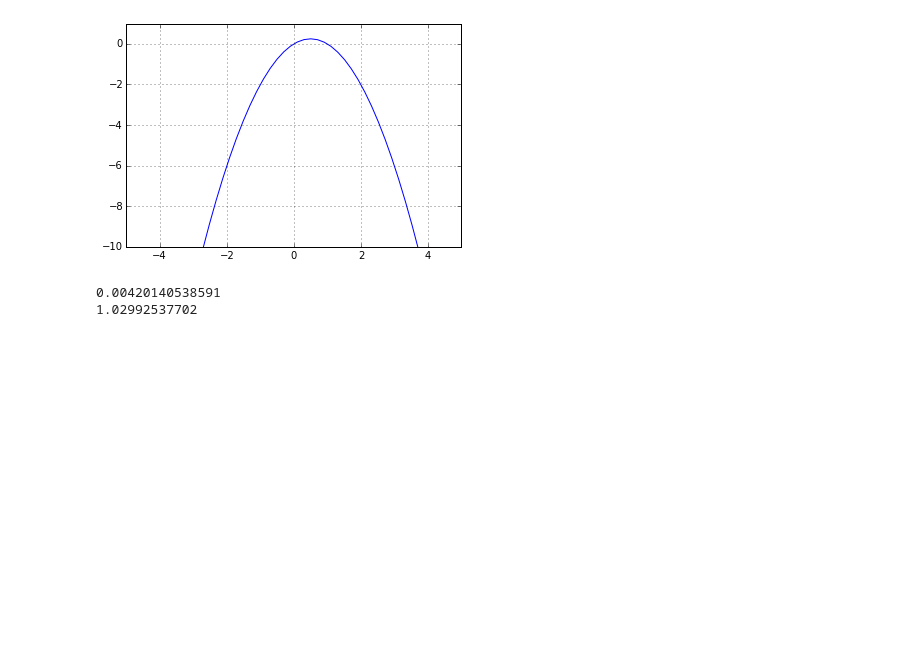
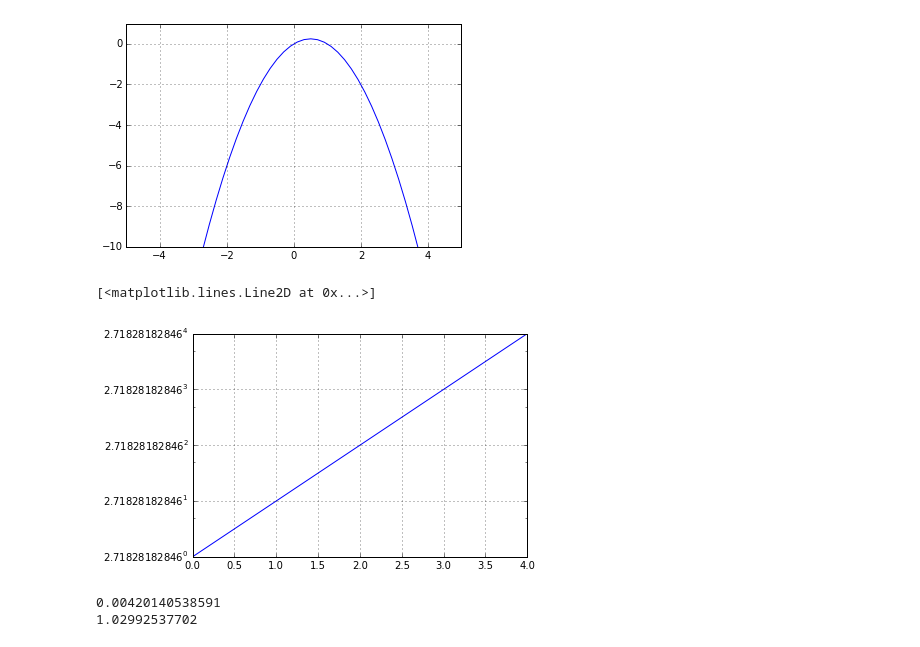
Before and after one commit to RawIron/data-hacks, a Jupyter notebook: basic_plot.ipynb, the cells around one changed output. Saved outputs shown, nothing was run; the diff lists cells and outputs as text; code cells hidden in the pictures; blank space fills up the shorter version.

```diff
--- a/basic_plot.ipynb
+++ b/basic_plot.ipynb
@@ -53,6 +53,16 @@ plot(d, func(d))
 # %% [output]
 [<matplotlib.lines.Line2D at 0x...>]
 [figure]
+# %%
+d = linspace(0, 4, 100)
+
+plt.grid(True)
+pyplot.yscale('log', basey=np.e)
+
+plot(d, np.exp(d))
+# %% [output]
+[<matplotlib.lines.Line2D at 0x...>]
+[figure, added]
 # %%
 data = np.random.randn(1000)
 data.sort()
```
